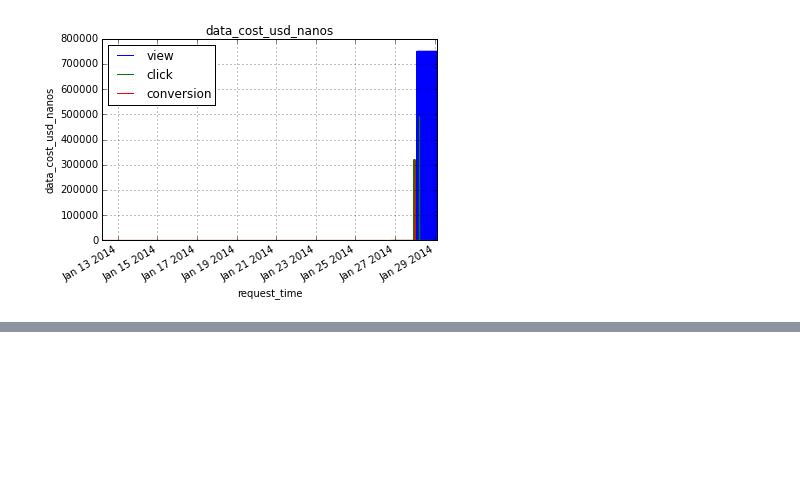
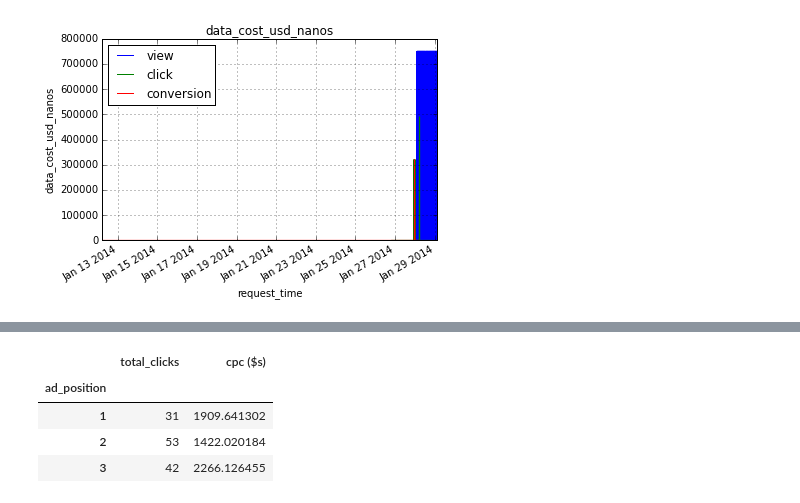
Before and after one commit to rhouck/mh, a Jupyter notebook: Explore sample data.ipynb, the cells around one changed output, grey strips where cells are left out. Cells and saved outputs as stored; diff of their text form; code cells hidden in the pictures; blank space fills up the shorter version.

```diff
--- a/Explore sample data.ipynb
+++ b/Explore sample data.ipynb
@@ -202,0 +214,30 @@ for t in time_cols:
+# %%
+# find cost per click over various groups and / or time
+full_by_date = full.set_index('request_time')
+
+# build series to tally click events: 1 if click/conversion, 0 if view
+tally = full_by_date['event_type']
+tally = tally.map(lambda x: 1 if x != 'view' else 0)
+tally.name = "click_tally"
+full_date_tally = pd.concat([
+                    tally,
+                    full_by_date,
+                    ],
+                   axis=1)
+
+grouped_tally = full_date_tally.groupby(by='ad_position').sum()
+cpc = (grouped_tally['total_media_cost_usd_nanos']/1000000.) / grouped_tally['click_tally']
+cpc_w_count = pd.concat([
+                    grouped_tally['click_tally'],
+                    cpc,
+                    ],
+                   axis=1,
+                   )
+cpc_w_count.columns = ['total_clicks','cpc ($s)']
+cpc_w_count
+# %% [output]
+|  | total_clicks | cpc ($s) |
+| ad_position |  |  |
+| 1 | 31 | 1909.641302 |
+| 2 | 53 | 1422.020184 |
+| 3 | 42 | 2266.126455 |
```
Also changed, not shown: parts of 2 cells of this notebook.
